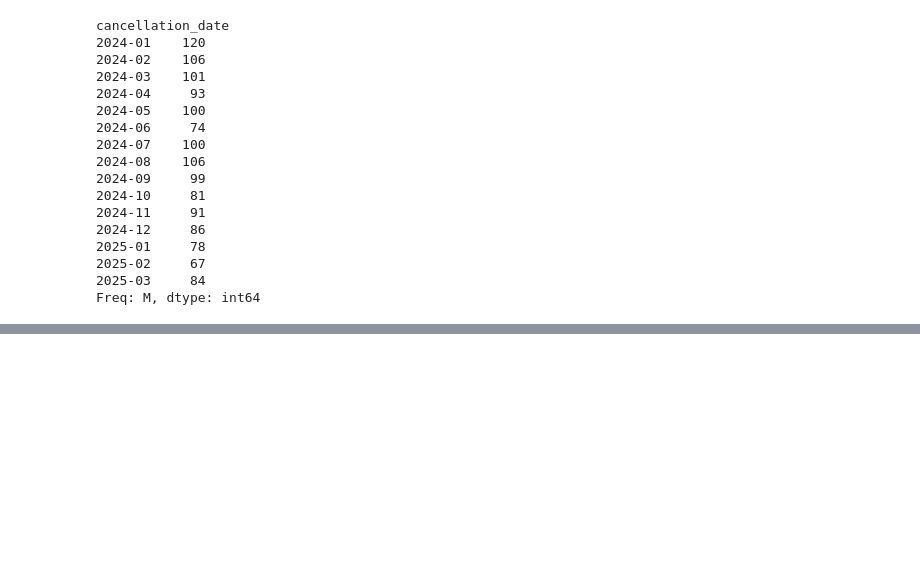
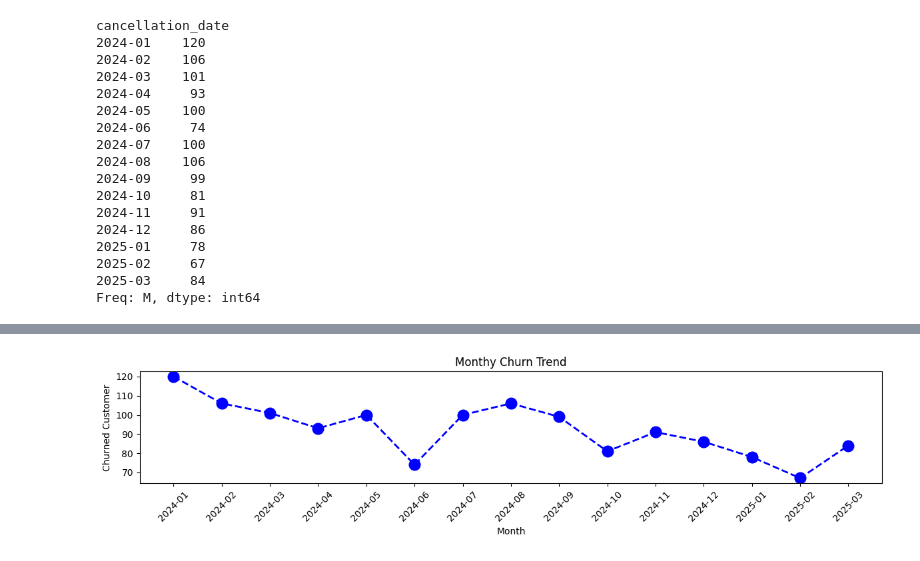
Before and after one commit to mazharakhtar05/Customer_Churn_Analysis, a Jupyter notebook: Customer_Churn_Analysis.ipynb, the cells around one changed output, grey strips where cells are left out. Cells and saved outputs as stored; diff of their text form; code cells hidden in the pictures; blank space fills up the shorter version.

Commit message:
feat: build customer churn visualization dashboard

```diff
--- a/Customer_Churn_Analysis.ipynb
+++ b/Customer_Churn_Analysis.ipynb
@@ -852,0 +857,4 @@ Freq: M, dtype: int64
+# %%
+# Creating a copy for visualization
+
+df_visual = df.copy()
@@ -852,0 +865,18 @@ Freq: M, dtype: int64
+# %%
+# 4.1 Monthly churn rate (Time series kpi)
+
+df_visual['cancellation_month'] = df_visual['cancellation_date'].dt.to_period('M')
+
+churn_trend = df_visual[df_visual['churn_flag']==1].groupby('cancellation_month').size()
+
+plt.figure(figsize=(12,3))
+plt.plot(churn_trend.index.astype('str'), churn_trend.values,marker='o',
+         linestyle='dashed', linewidth = 2, markersize = 12, color='blue')
+plt.title('Monthy Churn Trend')
+plt.xlabel('Month')
+plt.ylabel('Churned Customer')
+plt.xticks(rotation=45)
+plt.tight_layout()
+plt.show()
+# %% [output]
+[figure, added]
```
Also changed, not shown: parts of 27 cells of this notebook.
